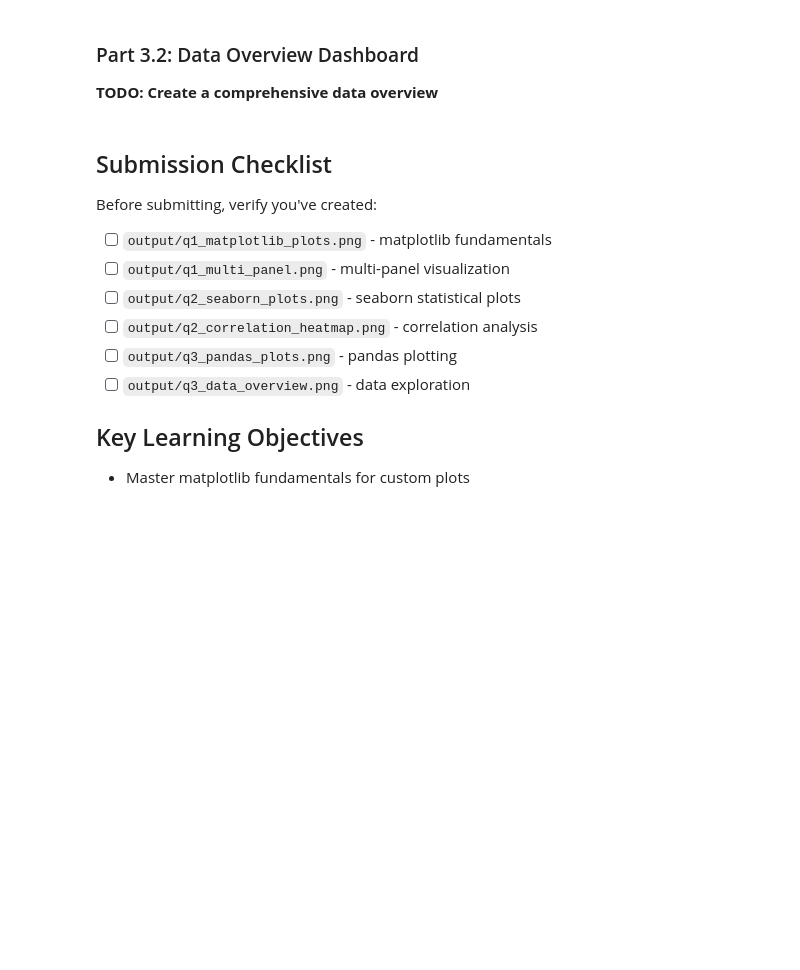
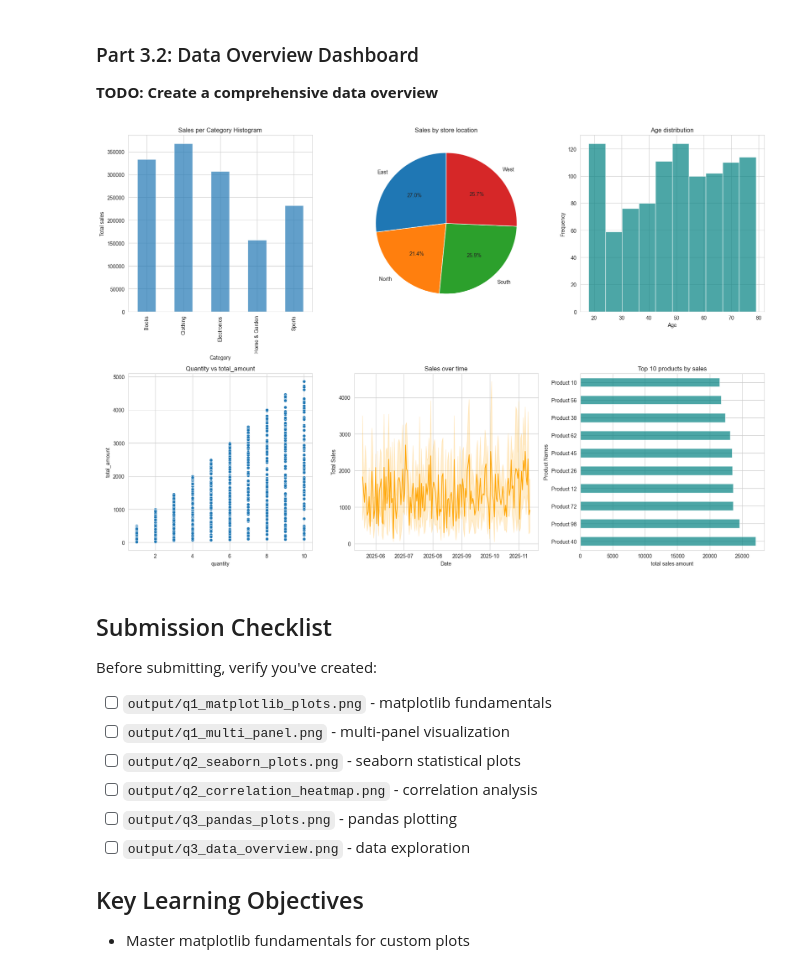
Before and after one commit to UCSF-DataSci/ds217-07-vision-quest-jiaxin-su1, a Jupyter notebook: assignment.ipynb, the cells around one changed output. Cells and saved outputs as stored; diff of their text form; code cells hidden in the pictures; blank space fills up the shorter version.

```diff
--- a/assignment.ipynb
+++ b/assignment.ipynb
@@ -336,20 +364,49 @@ plt.show()
 # %%
 # TODO: Create a figure with multiple subplots
 fig, axes = plt.subplots(2, 3, figsize=(18, 12))
 
 # TODO: Plot 1: Sales by category (bar chart)
+sales_category = merged_df.groupby('category')['total_amount'].sum()
+sales_category.plot(kind='bar', ax=axes[0, 0], alpha=0.7, xlabel = "Category", ylabel ="Total sales",title='Sales per Category Histogram')
+
 # TODO: Plot 2: Sales by store location (pie chart)
+sales_location = merged_df.groupby("store_location")['total_amount'].sum()
+axes[0, 1].pie(
+    sales_location,
+    labels=sales_location.index,
+    autopct='%1.1f%%',
+    startangle=90,
+    wedgeprops={'edgecolor': 'white'}
+)
+axes[0, 1].set_title("Sales by store location")
+
 # TODO: Plot 3: Age distribution (histogram)
+merged_df["age"].plot(kind='hist', ax =axes[0,2], alpha=0.7, xlabel = "Age",title='Age distribution', color='teal')
+
 # TODO: Plot 4: Quantity vs total_amount scatter
+sns.scatterplot(data=merged_df, x='quantity', y='total_amount',
+               ax=axes[1, 0])
+axes[1, 0].set_title('Quantity vs total_amount')
+
 # TODO: Plot 5: Sales over time (line plot)
+merged_df = merged_df.sort_values('transaction_date')
+sns.lineplot(x='transaction_date', y='total_amount', data=merged_df, ax=axes[1, 1], color = "orange")
+axes[1, 1].set_title('Sales over time')
+axes[1, 1].set_xlabel("Date") # relabel the x and y axis
+axes[1, 1].set_ylabel("Total Sales")
+
 # TODO: Plot 6: Top 10 products by sales (horizontal bar)
+top10_sales_products = merged_df.groupby('product_name')['total_amount'].sum().sort_values(ascending=False).head(10)
+top10_sales_products.plot(kind='barh', ax=axes[1, 2], alpha=0.7,color='teal', xlabel = "total sales amount", ylabel ="Product Names",title='Top 10 products by sales')
 
 # TODO: Add titles and customize appearance
 # TODO: Save the plot as 'output/q3_data_overview.png'
 
 plt.tight_layout()
 plt.savefig('output/q3_data_overview.png', dpi=300, bbox_inches='tight')
 plt.show()
+# %% [output]
+[figure, added]
 # %% [markdown]
 ## Submission Checklist
 
```
Also changed, not shown: parts of 4 cells of this notebook, 4 other files.
